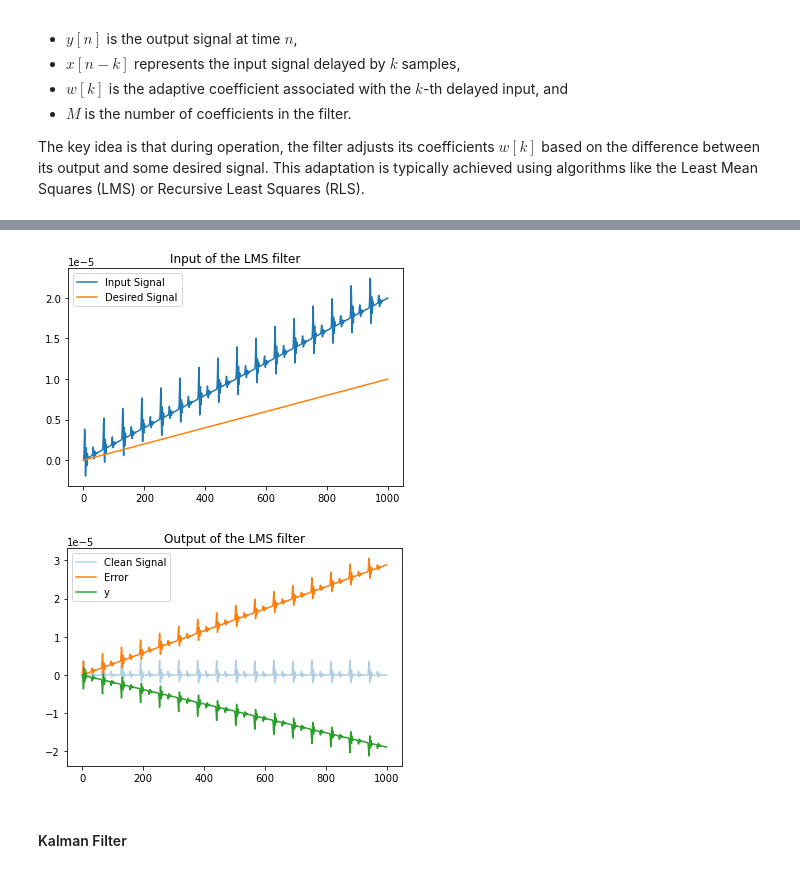
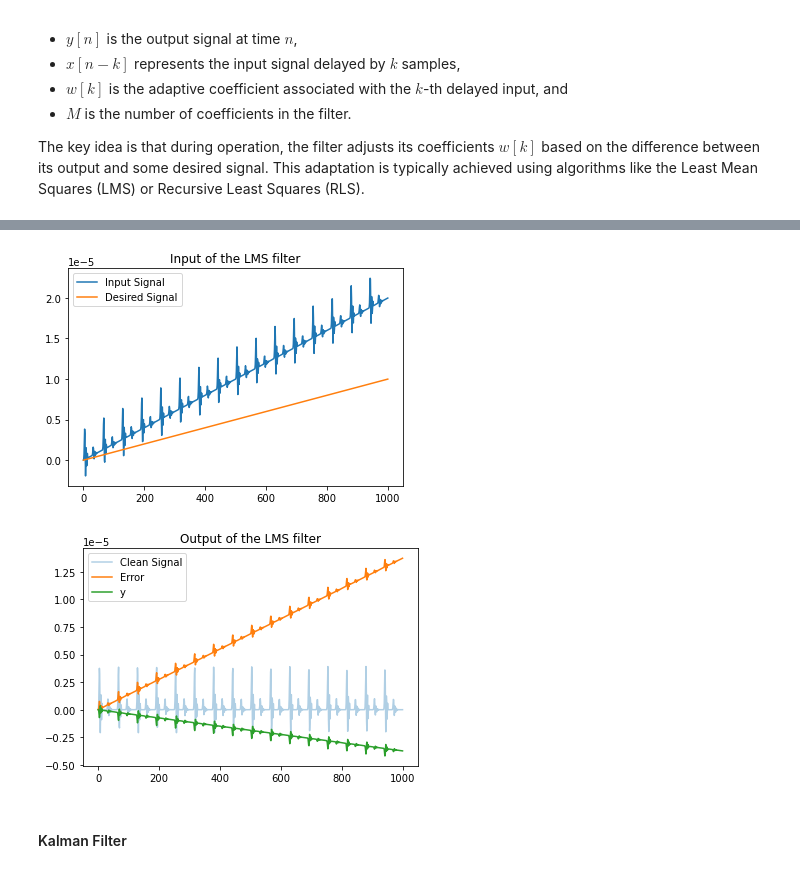
Before and after one commit to A-Big-Tortoise/NRSR_Tutorial, a Jupyter notebook: dsp.ipynb, the cells around one changed output, grey strips where cells are left out. Drawn from its saved outputs; the diff is of its cells as text; code cells hidden in the pictures.

```diff
--- a/dsp.ipynb
+++ b/dsp.ipynb
@@ -487,22 +563,23 @@ plt.plot(signal, alpha=0.35, label='Clean Signal');plt.plot(e, label='Error');pl
 # %%
-from dsp import lms_filter
+from dsp import lms_filter, load_demo
+signal, _, _, _= load_demo()
 
 # x = clean signal + noise
 # Assuming the noise here is linear.
 linear_noise = np.linspace(0, 10, 1000, endpoint=False) * 2 * 1e-6
 x = signal + linear_noise
 
 # desired signal is also set to be linear
 # but desired signal d is not equal to linear noise
 d = np.linspace(0, 10, 1000, endpoint=False) * 1e-6
 plt.title('Input of the LMS filter')
 plt.plot(x, label='Input Signal');plt.plot(d, label='Desired Signal');plt.legend();plt.show()
 y, e, w = lms_filter(x, d, n=1, mu=0.1, show=False)
 plt.title('Output of the LMS filter')
 plt.plot(signal, alpha=0.35, label='Clean Signal');plt.plot(e, label='Error');plt.plot(y, label='y');plt.legend();plt.show()
 # %% [output]
 [figure]
-[figure, old version]
+[figure, new version]
 # %% [markdown]
 #### Kalman Filter
 # %% [markdown]
```
Also changed, not shown: parts of 40 cells of this notebook, 2 other files.
